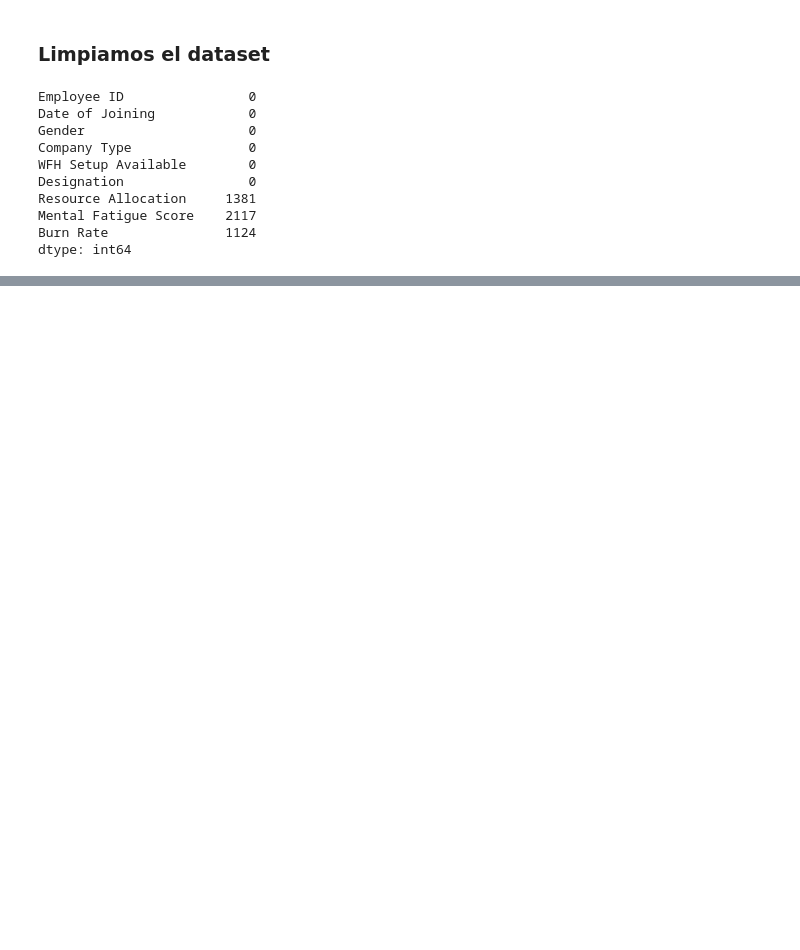
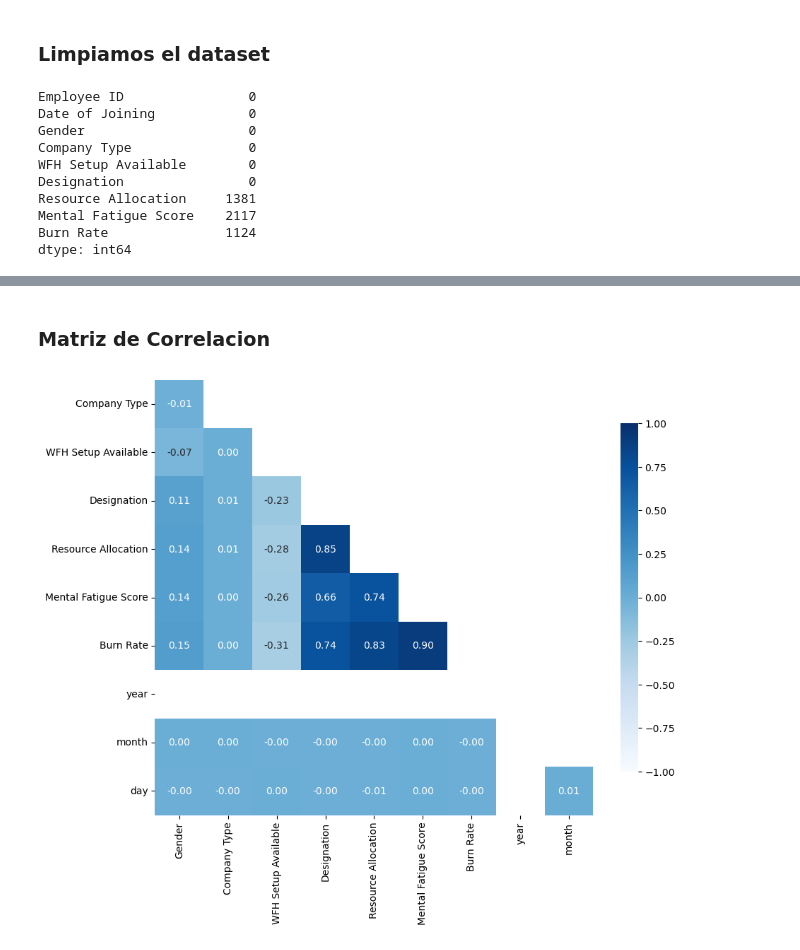
Before and after one commit to karinaaq/HackerEarth_MLPractice, a Jupyter notebook: Employee_burnout_rate/Employee_BurnOut.ipynb, the cells around one changed output, grey strips where cells are left out. Saved outputs shown, nothing was run; the diff lists cells and outputs as text; code cells hidden in the pictures; blank space fills up the shorter version.

```diff
--- a/Employee_burnout_rate/Employee_BurnOut.ipynb
+++ b/Employee_burnout_rate/Employee_BurnOut.ipynb
@@ -32,3 +32,20 @@ Resource Allocation     1381
 Mental Fatigue Score    2117
 Burn Rate               1124
 dtype: int64
+# %%
+train['Date of Joining']= pd.to_datetime(train['Date of Joining'])
+train['year'] = train['Date of Joining'].dt.year
+train['month'] =  train['Date of Joining'].dt.month
+train["day"] = train['Date of Joining'].dt.day
+# %%
+train['Gender']=pd.Categorical(train['Gender'])
+d1 = dict(enumerate(train['Gender'].cat.categories))
+train['Gender']=train.Gender.cat.codes
+# %%
+train['Company Type']=pd.Categorical(train['Company Type'])
+d1 = dict(enumerate(train['Company Type'].cat.categories))
+train['Company Type']=train['Company Type'].cat.codes
+
+train['WFH Setup Available']=pd.Categorical(train['WFH Setup Available'])
+d1 = dict(enumerate(train['WFH Setup Available'].cat.categories))
+train['WFH Setup Available']=train['WFH Setup Available'].cat.codes
@@ -35,4 +61,26 @@ dtype: int64
 # %%
-data['Discount_avail'].fillna(data['Discount_avail'].mean(),inplace=True)
-data['Minimum_price'].fillna(data['Minimum_price'].mean(),inplace=True)
-data['Maximum_price'].fillna(data['Maximum_price'].mean(),inplace=True)
+train['Resource Allocation'].fillna(train['Resource Allocation'].mean(),inplace=True)
+train['Mental Fatigue Score'].fillna(train['Mental Fatigue Score'].mean(),inplace=True)
+#data['Maximum_price'].fillna(data['Maximum_price'].mean(),inplace=True)
+train = train.dropna()
+# %% [markdown]
+### Matriz de Correlacion
+# %%
+data_corr=train.corr()
+np.ones_like(data_corr, dtype=bool)
+mask = np.triu(np.ones_like(data_corr, dtype=bool))
+
+fig, ax = plt.subplots(figsize=(10, 8))
+# mask
+mask = np.triu(np.ones_like(data_corr, dtype=bool))
+# adjust mask and df
+mask = mask[1:, :-1]
+corr = data_corr.iloc[1:,:-1].copy()
+# plot heatmap
+sns.heatmap(corr, mask=mask, annot=True, fmt=".2f", cmap='Blues',
+           vmin=-1, vmax=1, cbar_kws={"shrink": .8})
+# yticks
+plt.yticks(rotation=0)
+plt.show()
+# %% [output]
+[figure, added]
```
Also changed, not shown: parts of 10 cells of this notebook, 6 other files.
